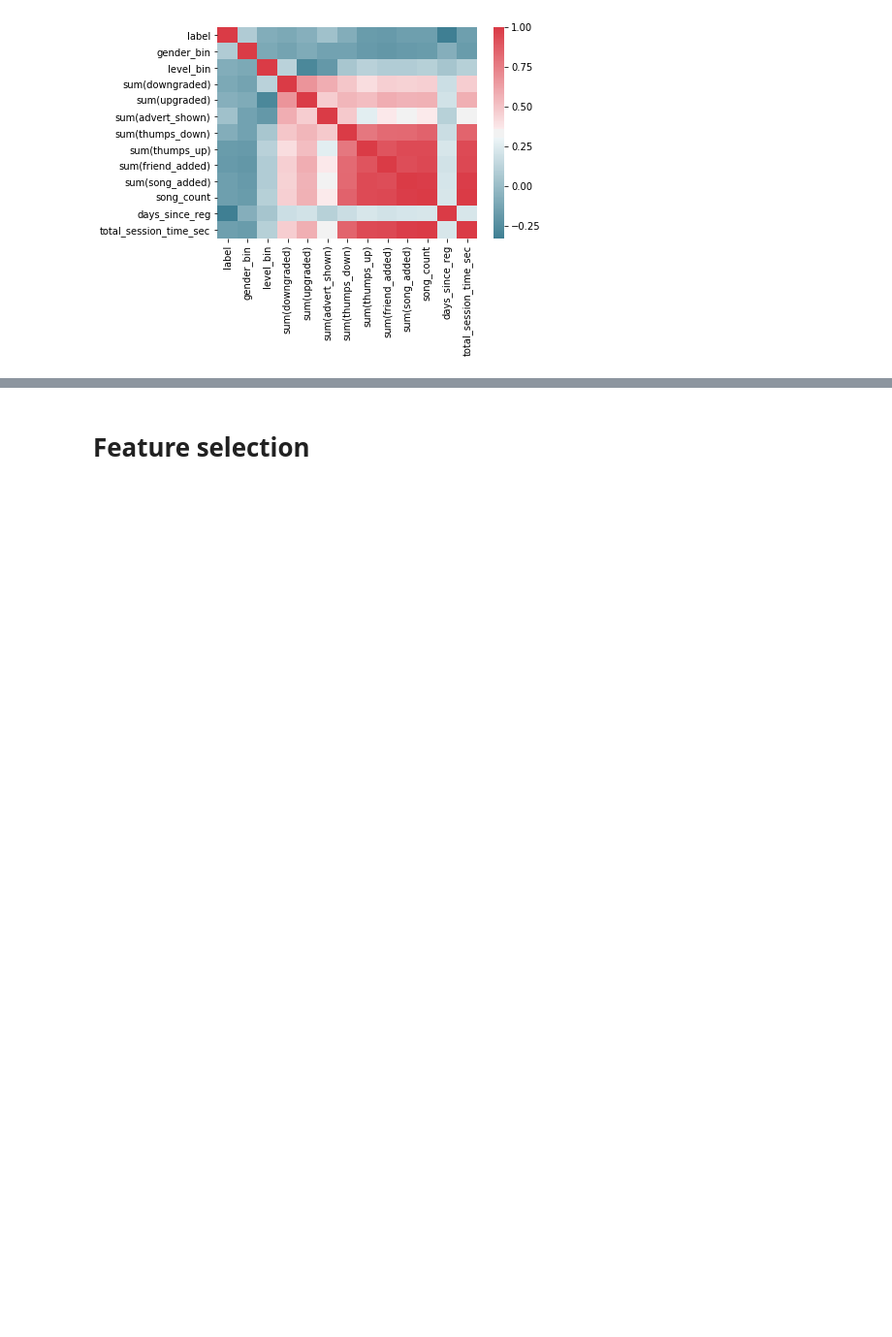
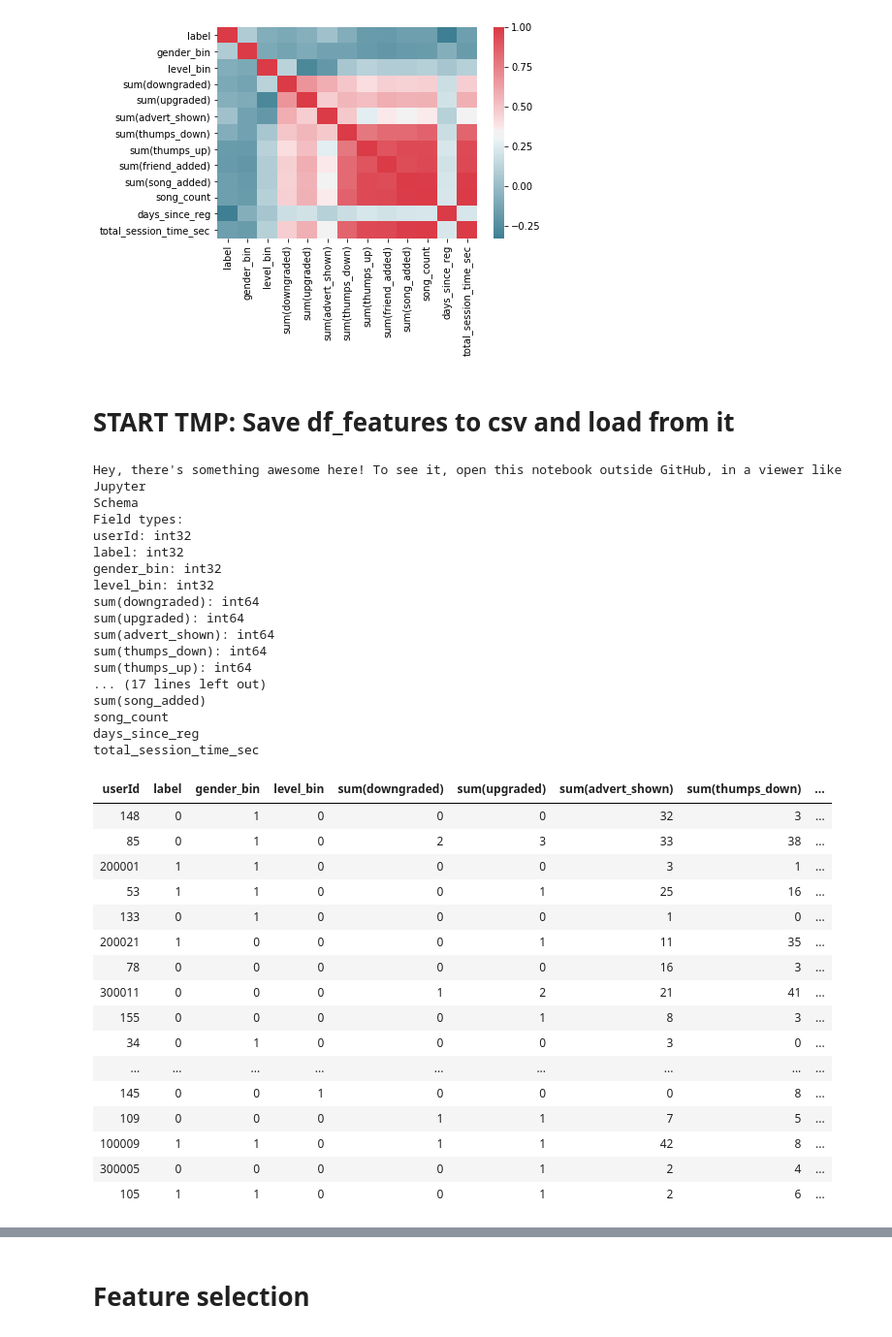
Before and after one commit to bofflord/sparkify, a Jupyter notebook: Sparkify.ipynb, the cells around one changed output, grey strips where cells are left out. Shown at 97% size. Drawn from its saved outputs; the diff is of its cells as text; code cells hidden in the pictures; blank space fills up the shorter version.

```diff
--- a/Sparkify.ipynb
+++ b/Sparkify.ipynb
@@ -331,0 +327,3 @@ Findings:
+# %%
+flag_churn_event = F.udf(lambda page: 1 if page == "Cancellation Confirmation" else 0, IntegerType())
+user_log = user_log.withColumn("churn", flag_churn_event("page"))
@@ -601,3 +561,5 @@ corr = pd_features_df.drop("userId", axis=1).corr()
 sns.heatmap(corr, xticklabels=corr.columns, yticklabels=corr.columns, cmap=sns.diverging_palette(220, 10, as_cmap=True));
 # %% [output]
 [figure]
+# %% [markdown]
+# START TMP: Save df_features to csv and load from it
@@ -603,0 +573,37 @@ sns.heatmap(corr, xticklabels=corr.columns, yticklabels=corr.columns, cmap=sns.d
+# %%
+display(features_df)
+# %% [output]
+Hey, there's something awesome here! To see it, open this notebook outside GitHub, in a viewer like Jupyter
+Schema
+Field types:
+userId: int32
+label: int32
+gender_bin: int32
+level_bin: int32
+sum(downgraded): int64
+sum(upgraded): int64
+sum(advert_shown): int64
+sum(thumps_down): int64
+sum(thumps_up): int64
+... (17 lines left out)
+sum(song_added)
+song_count
+days_since_reg
+total_session_time_sec
+| userId | label | gender_bin | level_bin | sum(downgraded) | sum(upgraded) | sum(advert_shown) | sum(thumps_down) | ... |
+| 148 | 0 | 1 | 0 | 0 | 0 | 32 | 3 | ... |
+| 85 | 0 | 1 | 0 | 2 | 3 | 33 | 38 | ... |
+| 200001 | 1 | 1 | 0 | 0 | 0 | 3 | 1 | ... |
+| 53 | 1 | 1 | 0 | 0 | 1 | 25 | 16 | ... |
+| 133 | 0 | 1 | 0 | 0 | 0 | 1 | 0 | ... |
+| 200021 | 1 | 0 | 0 | 0 | 1 | 11 | 35 | ... |
+| 78 | 0 | 0 | 0 | 0 | 0 | 16 | 3 | ... |
+| 300011 | 0 | 0 | 0 | 1 | 2 | 21 | 41 | ... |
+| 155 | 0 | 0 | 0 | 0 | 1 | 8 | 3 | ... |
+| 34 | 0 | 1 | 0 | 0 | 0 | 3 | 0 | ... |
+| ... | ... | ... | ... | ... | ... | ... | ... | ... |
+| 145 | 0 | 0 | 1 | 0 | 0 | 0 | 8 | ... |
+| 109 | 0 | 0 | 0 | 1 | 1 | 7 | 5 | ... |
+| 100009 | 1 | 1 | 0 | 1 | 1 | 42 | 8 | ... |
+| 300005 | 0 | 0 | 0 | 0 | 1 | 2 | 4 | ... |
+| 105 | 1 | 1 | 0 | 0 | 1 | 2 | 6 | ... |
```
Also changed, not shown: parts of 27 cells of this notebook, 1 other file.
